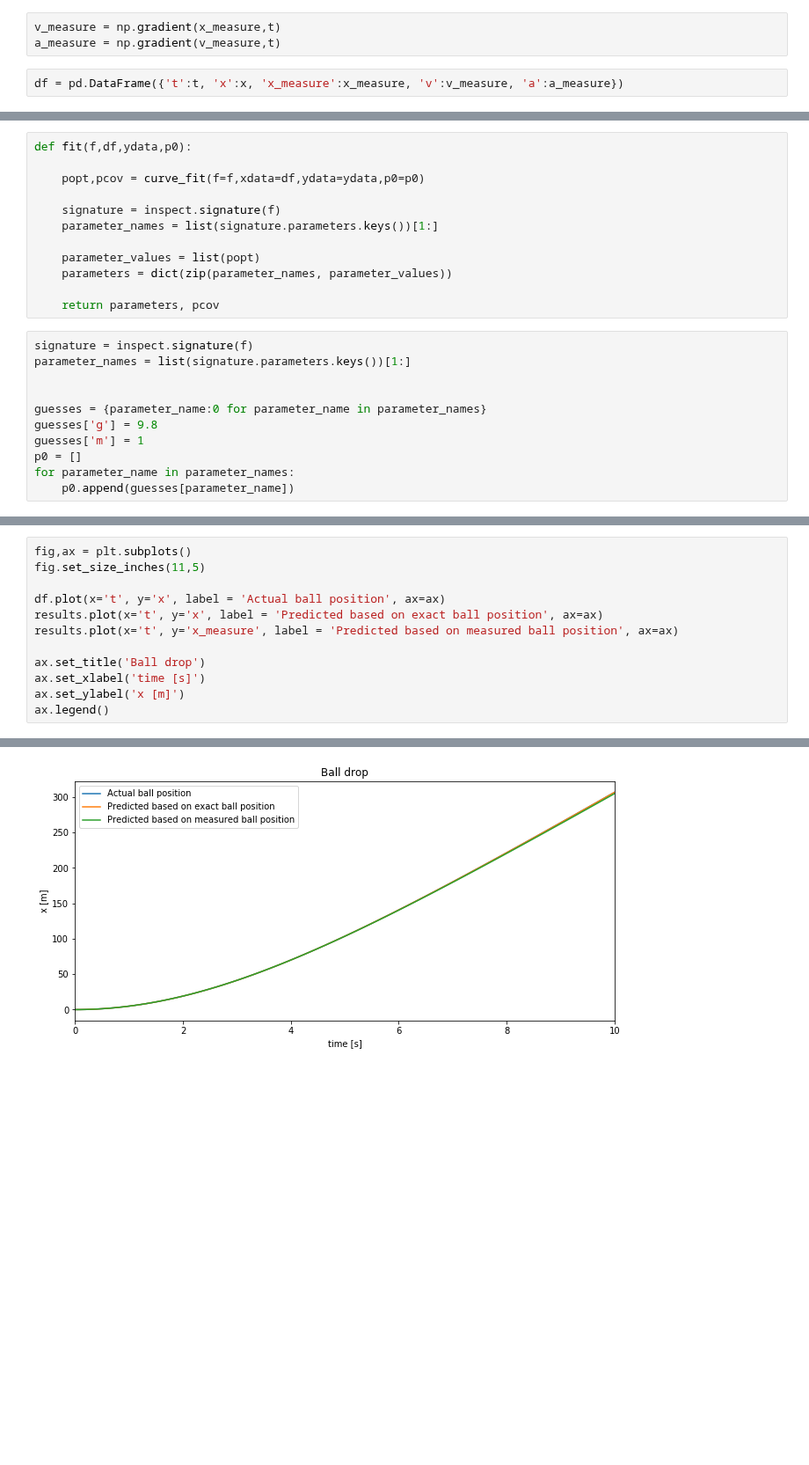
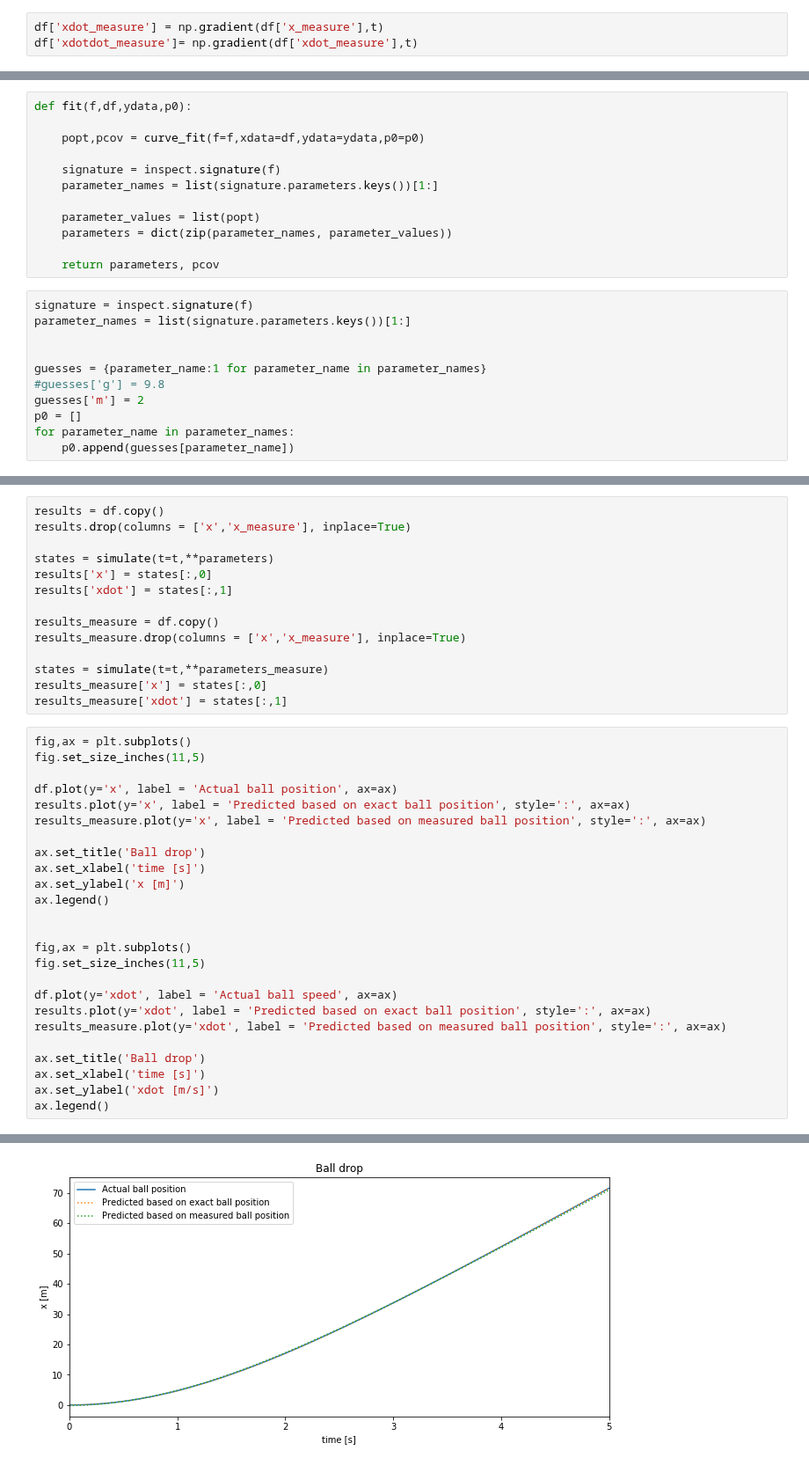
Before and after one commit to martinlarsalbert/rolldecay, a Jupyter notebook: notebooks/01.3_maa_MLE_ball_drop_air.ipynb, the cells around one changed output, grey strips where cells are left out. Shown at 88% size. Drawn from its saved outputs; the diff is of its cells as text; blank space fills up the shorter version.

```diff
--- a/notebooks/01.3_maa_MLE_ball_drop_air.ipynb
+++ b/notebooks/01.3_maa_MLE_ball_drop_air.ipynb
@@ -94,8 +85,6 @@ x_measure = x + ϵ
 # %%
-v_measure = np.gradient(x_measure,t)
-a_measure = np.gradient(v_measure,t)
+df['xdot_measure'] = np.gradient(df['x_measure'],t)
+df['xdotdot_measure']= np.gradient(df['xdot_measure'],t)
-# %%
-df = pd.DataFrame({'t':t, 'x':x, 'x_measure':x_measure, 'v':v_measure, 'a':a_measure})
 # %%
 fig,ax = plt.subplots()
 fig.set_size_inches(11,5)
@@ -140,9 +128,9 @@ signature = inspect.signature(f)
 parameter_names = list(signature.parameters.keys())[1:]
 
 
-guesses = {parameter_name:0 for parameter_name in parameter_names}
-guesses['g'] = 9.8
-guesses['m'] = 1
+guesses = {parameter_name:1 for parameter_name in parameter_names}
+#guesses['g'] = 9.8
+guesses['m'] = 2
 p0 = []
 for parameter_name in parameter_names:
     p0.append(guesses[parameter_name])
@@ -163,15 +154,42 @@ results['x_measure'] = f(df=df,**parameters_measure)
+# %%
+results = df.copy()
+results.drop(columns = ['x','x_measure'], inplace=True)
+
+states = simulate(t=t,**parameters)
+results['x'] = states[:,0]
+results['xdot'] = states[:,1]
+
+results_measure = df.copy()
+results_measure.drop(columns = ['x','x_measure'], inplace=True)
+
+states = simulate(t=t,**parameters_measure)
+results_measure['x'] = states[:,0]
+results_measure['xdot'] = states[:,1]
 # %%
 fig,ax = plt.subplots()
 fig.set_size_inches(11,5)
 
-df.plot(x='t', y='x', label = 'Actual ball position', ax=ax)
-results.plot(x='t', y='x', label = 'Predicted based on exact ball position', ax=ax)
-results.plot(x='t', y='x_measure', label = 'Predicted based on measured ball position', ax=ax)
+df.plot(y='x', label = 'Actual ball position', ax=ax)
+results.plot(y='x', label = 'Predicted based on exact ball position', style=':', ax=ax)
+results_measure.plot(y='x', label = 'Predicted based on measured ball position', style=':', ax=ax)
 
 ax.set_title('Ball drop')
 ax.set_xlabel('time [s]')
 ax.set_ylabel('x [m]')
 ax.legend()
+
+
+fig,ax = plt.subplots()
+fig.set_size_inches(11,5)
+
+df.plot(y='xdot', label = 'Actual ball speed', ax=ax)
+results.plot(y='xdot', label = 'Predicted based on exact ball position', style=':', ax=ax)
+results_measure.plot(y='xdot', label = 'Predicted based on measured ball position', style=':', ax=ax)
+
+ax.set_title('Ball drop')
+ax.set_xlabel('time [s]')
+ax.set_ylabel('xdot [m/s]')
+ax.legend()
 # %% [output]
 <matplotlib.legend.Legend at 0x...>
-[figure, old version]
+[figure, new version]
```
Also changed, not shown: parts of 24 cells of this notebook.
